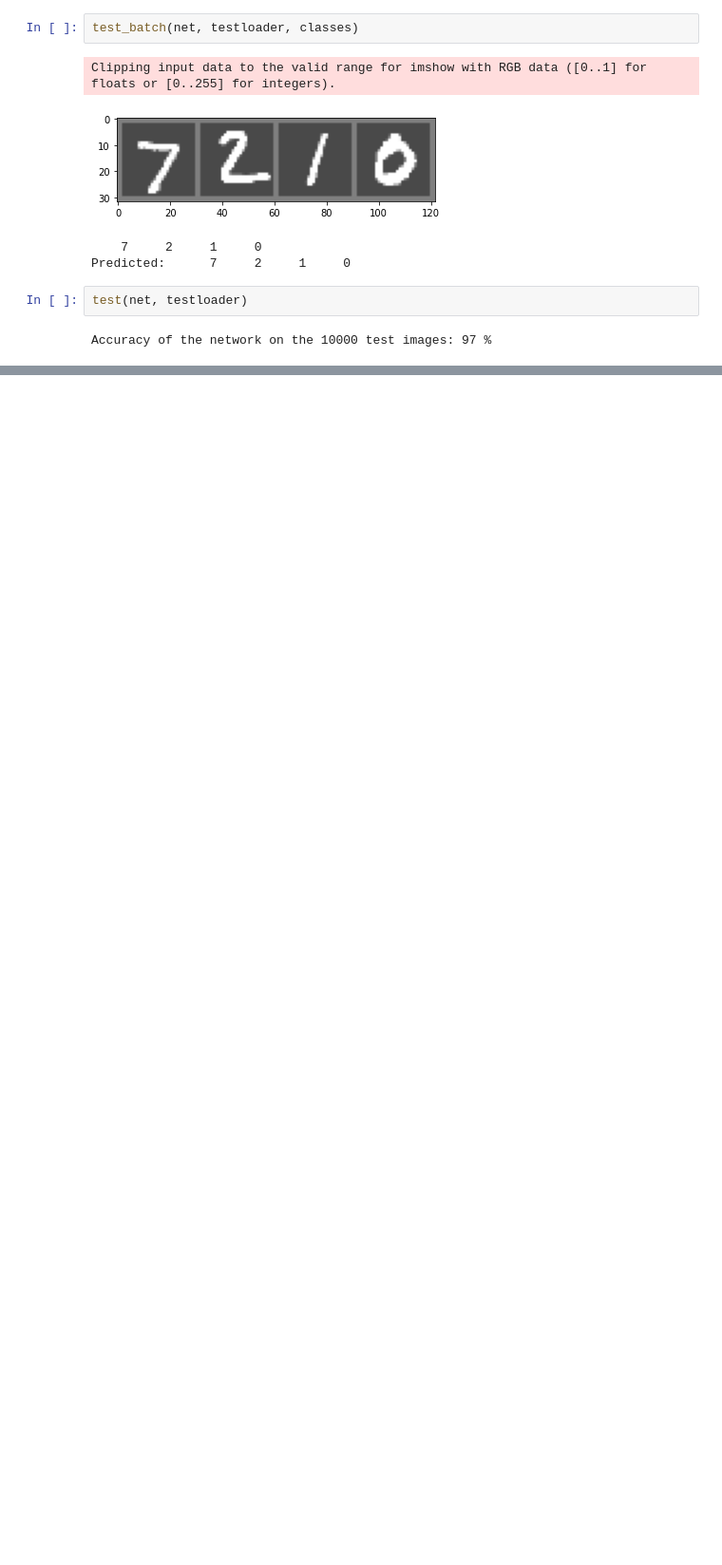
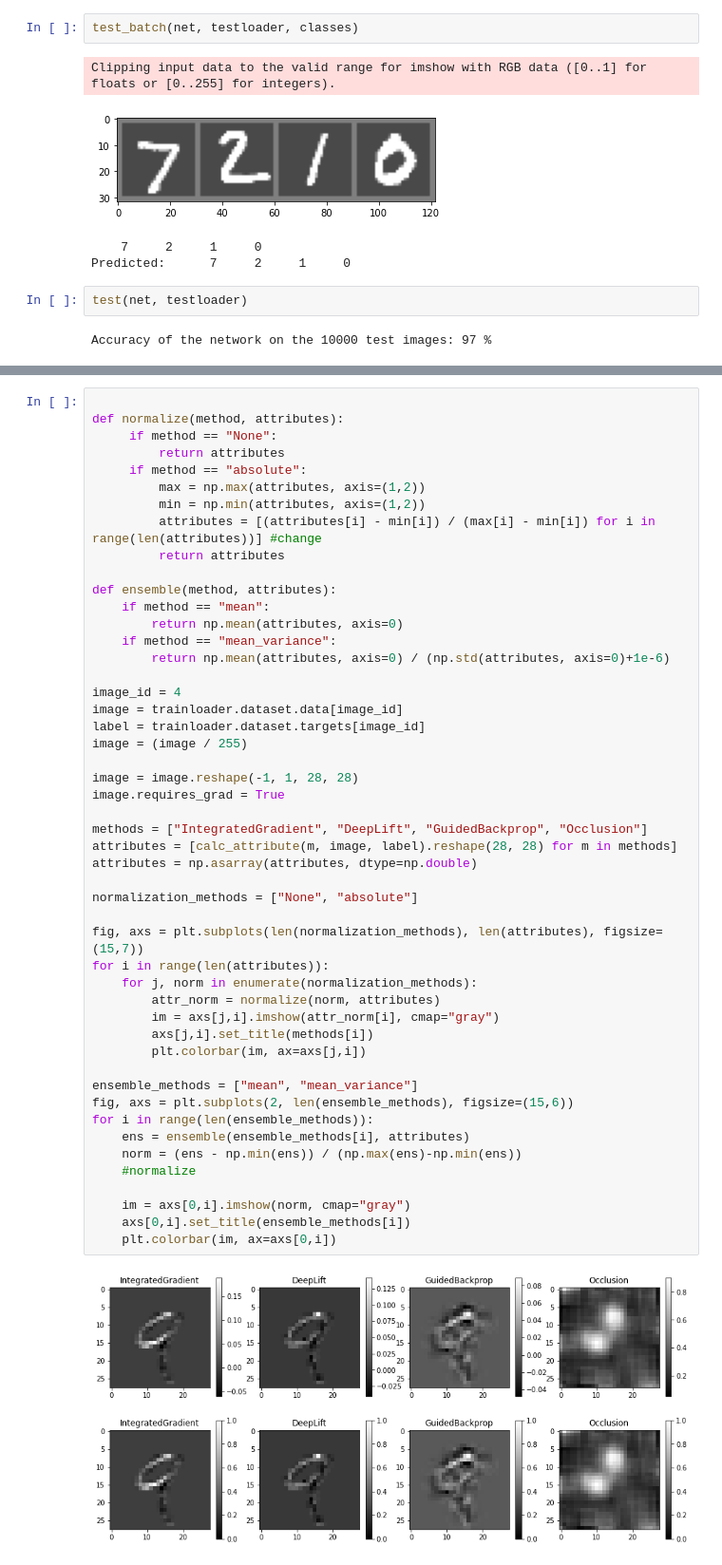
Before and after one commit to JohanvandenHeuvel/AggregationOfLocalExplanations, a Jupyter notebook: experiment1/MNIST.ipynb, the cells around one changed output, grey strips where cells are left out. Shown at 95% size. Cells and saved outputs as stored; diff of their text form; blank space fills up the shorter version.

Commit message:
Add explainable methods + Mean and varaince ensemble

```diff
--- a/experiment1/MNIST.ipynb
+++ b/experiment1/MNIST.ipynb
@@ -46,0 +78,51 @@ Accuracy for class 9     is: 94.7 %
+# %%
+
+def normalize(method, attributes):
+     if method == "None":
+         return attributes
+     if method == "absolute":
+         max = np.max(attributes, axis=(1,2))
+         min = np.min(attributes, axis=(1,2))
+         attributes = [(attributes[i] - min[i]) / (max[i] - min[i]) for i in range(len(attributes))] #change
+         return attributes
+
+def ensemble(method, attributes):
+    if method == "mean":
+        return np.mean(attributes, axis=0)
+    if method == "mean_variance":
+        return np.mean(attributes, axis=0) / (np.std(attributes, axis=0)+1e-6)
+
+image_id = 4
+image = trainloader.dataset.data[image_id]
+label = trainloader.dataset.targets[image_id]
+image = (image / 255)
+
+image = image.reshape(-1, 1, 28, 28)
+image.requires_grad = True
+
+methods = ["IntegratedGradient", "DeepLift", "GuidedBackprop", "Occlusion"]
+attributes = [calc_attribute(m, image, label).reshape(28, 28) for m in methods]
+attributes = np.asarray(attributes, dtype=np.double)
+
+normalization_methods = ["None", "absolute"]
+
+fig, axs = plt.subplots(len(normalization_methods), len(attributes), figsize=(15,7))
+for i in range(len(attributes)):
+    for j, norm in enumerate(normalization_methods):
+        attr_norm = normalize(norm, attributes)
+        im = axs[j,i].imshow(attr_norm[i], cmap="gray")
+        axs[j,i].set_title(methods[i])
+        plt.colorbar(im, ax=axs[j,i])
+
+ensemble_methods = ["mean", "mean_variance"]
+fig, axs = plt.subplots(2, len(ensemble_methods), figsize=(15,6))
+for i in range(len(ensemble_methods)):
+    ens = ensemble(ensemble_methods[i], attributes)
+    norm = (ens - np.min(ens)) / (np.max(ens)-np.min(ens))
+    #normalize
+
+    im = axs[0,i].imshow(norm, cmap="gray")
+    axs[0,i].set_title(ensemble_methods[i])
+    plt.colorbar(im, ax=axs[0,i])
+# %% [output]
+[figure, added]
```
Also changed, not shown: parts of 5 cells of this notebook.
